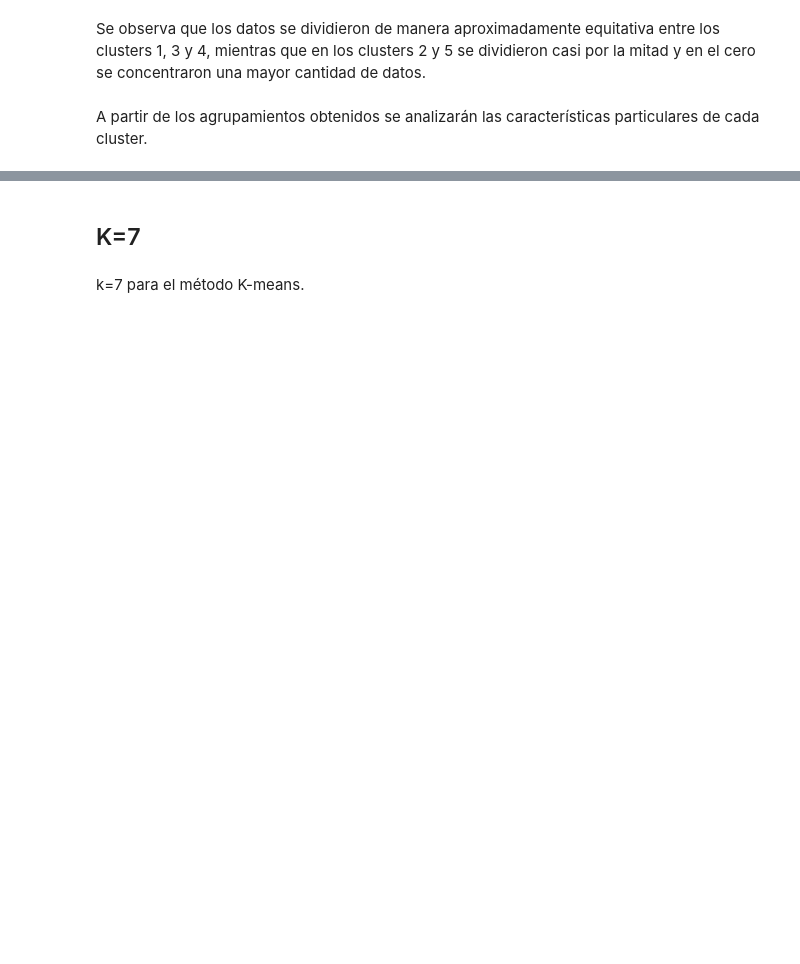
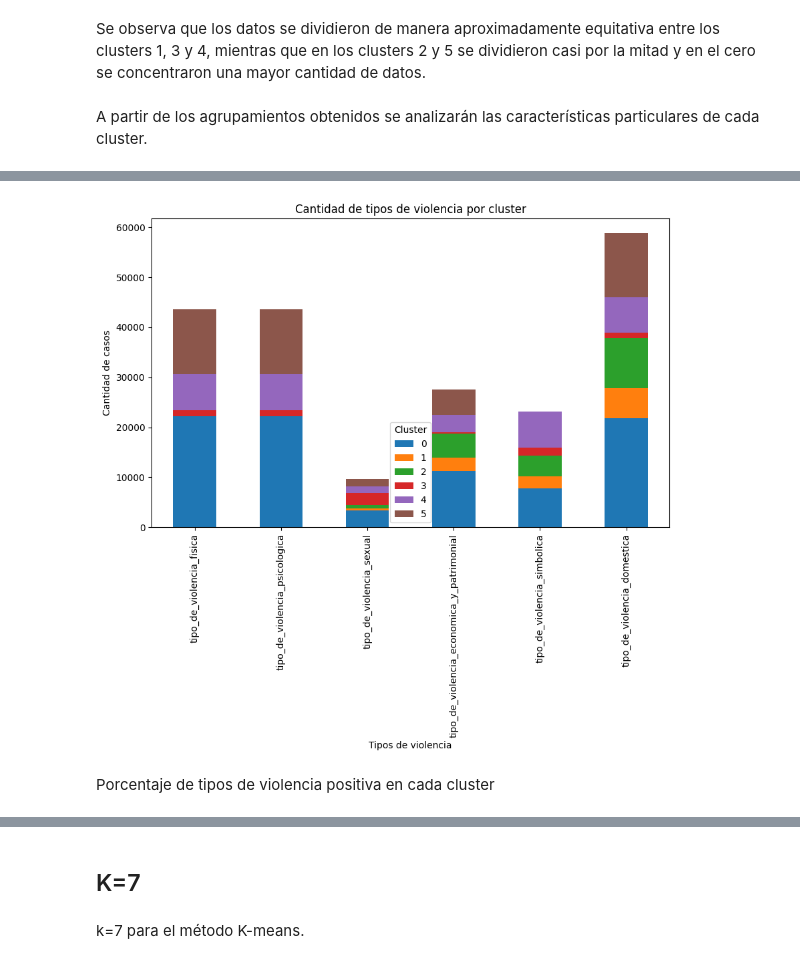
Before and after one commit to MariaGabriela87/Data-science, a Jupyter notebook: Linea_144_cuarta_entrega.ipynb, the cells around one changed output, grey strips where cells are left out. Cells and saved outputs as stored; diff of their text form; code cells hidden in the pictures; blank space fills up the shorter version.

```diff
--- a/Linea_144_cuarta_entrega.ipynb
+++ b/Linea_144_cuarta_entrega.ipynb
@@ -346,0 +325,22 @@ for column in df_normalizado.columns[:-1]:
+# %%
+columnas_violencia = [
+    'tipo_de_violencia_fisica',
+    'tipo_de_violencia_psicologica',
+    'tipo_de_violencia_sexual',
+    'tipo_de_violencia_economica_y_patrimonial',
+    'tipo_de_violencia_simbolica',
+    'tipo_de_violencia_domestica'
+]
+cant_violencia = df_final.groupby('cluster')[columnas_violencia].sum()
+cant_violencia = cant_violencia.T
+cant_violencia.plot(kind='bar', stacked=True, figsize=(10, 6))
+
+plt.title('Cantidad de tipos de violencia por cluster')
+plt.xlabel('Tipos de violencia')
+plt.ylabel('Cantidad de casos')
+plt.legend(title='Cluster')
+plt.show()
+# %% [output]
+[figure, added]
+# %% [markdown]
+Porcentaje de tipos de violencia positiva en cada cluster
```
Also changed, not shown: parts of 29 cells of this notebook.
